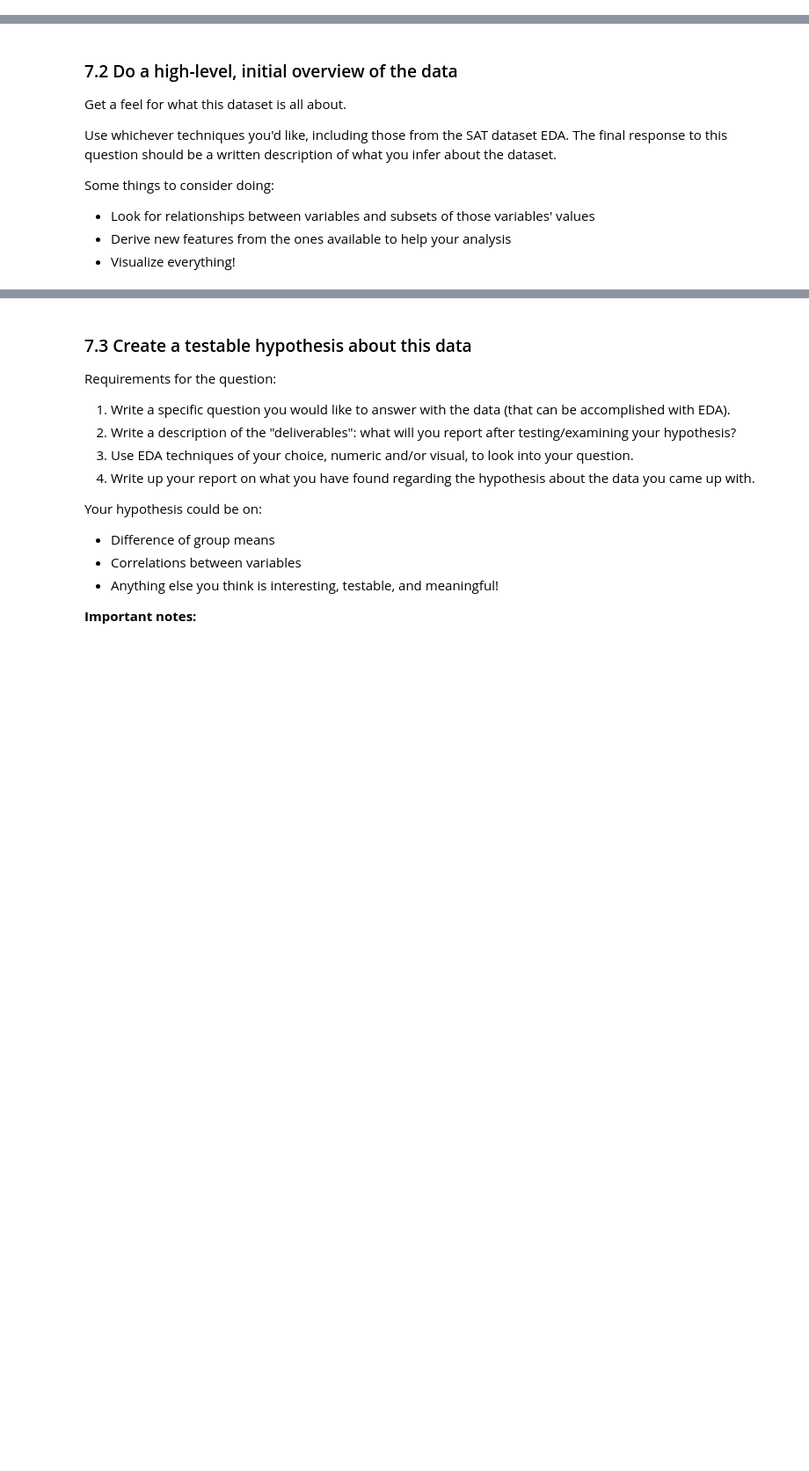
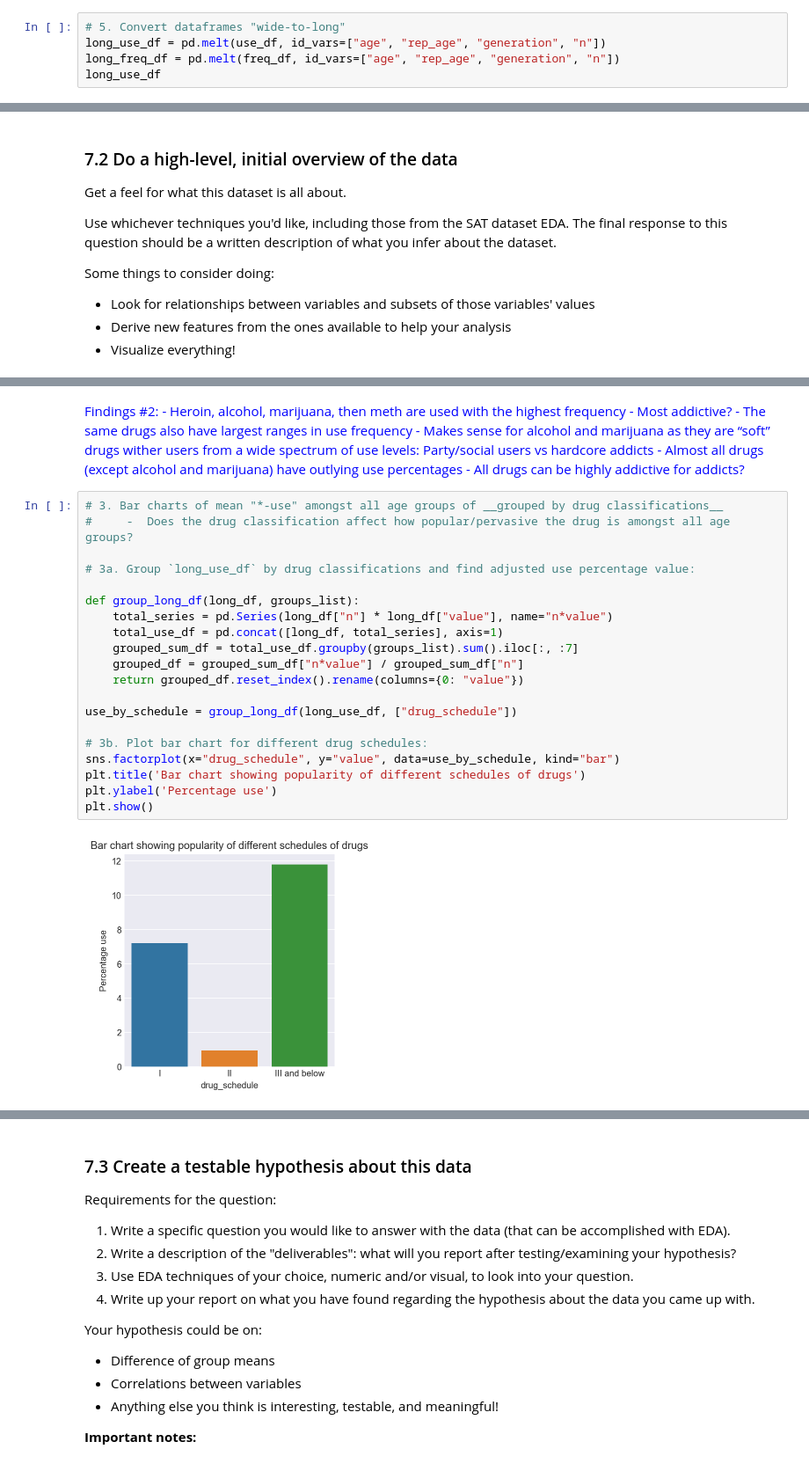
Before and after one commit to AngC187/jt-dsi-projects, a Jupyter notebook: project-two/project-02-v2-starter-code.ipynb, the cells around one changed output, grey strips where cells are left out. Shown at 88% size. Cells and saved outputs as stored; diff of their text form; blank space fills up the shorter version.

```diff
--- a/project-two/project-02-v2-starter-code.ipynb
+++ b/project-two/project-02-v2-starter-code.ipynb
@@ -564,0 +749,5 @@ drug_df[~ drug_df["meth-frequency"].str.replace(".", "").str.isnumeric()][["age"
+# %%
+# 5. Convert dataframes "wide-to-long"
+long_use_df = pd.melt(use_df, id_vars=["age", "rep_age", "generation", "n"])
+long_freq_df = pd.melt(freq_df, id_vars=["age", "rep_age", "generation", "n"])
+long_use_df
@@ -576,0 +1045,32 @@ Some things to consider doing:
+# %% [markdown]
+<span style="color:blue">
+Findings #2:
+-  Heroin, alcohol, marijuana, then meth are used with the highest frequency
+    - Most addictive?
+-  The same drugs also have largest ranges in use frequency
+    - Makes sense for alcohol and marijuana as they are “soft” drugs wither users from a wide spectrum of use levels: Party/social users vs hardcore addicts
+- Almost all drugs (except alcohol and marijuana) have outlying use percentages
+    - All drugs can be highly addictive for addicts?
+</span>
+# %%
+# 3. Bar charts of mean "*-use" amongst all age groups of __grouped by drug classifications__
+#     -  Does the drug classification affect how popular/pervasive the drug is amongst all age groups?
+
+# 3a. Group `long_use_df` by drug classifications and find adjusted use percentage value:
+
+def group_long_df(long_df, groups_list):
+    total_series = pd.Series(long_df["n"] * long_df["value"], name="n*value")
+    total_use_df = pd.concat([long_df, total_series], axis=1)
+    grouped_sum_df = total_use_df.groupby(groups_list).sum().iloc[:, :7]
+    grouped_df = grouped_sum_df["n*value"] / grouped_sum_df["n"]
+    return grouped_df.reset_index().rename(columns={0: "value"})
+
+use_by_schedule = group_long_df(long_use_df, ["drug_schedule"])
+
+# 3b. Plot bar chart for different drug schedules:
+sns.factorplot(x="drug_schedule", y="value", data=use_by_schedule, kind="bar")
+plt.title('Bar chart showing popularity of different schedules of drugs')
+plt.ylabel('Percentage use')
+plt.show()
+# %% [output]
+[figure, added]
```
Also changed, not shown: parts of 114 cells of this notebook.
